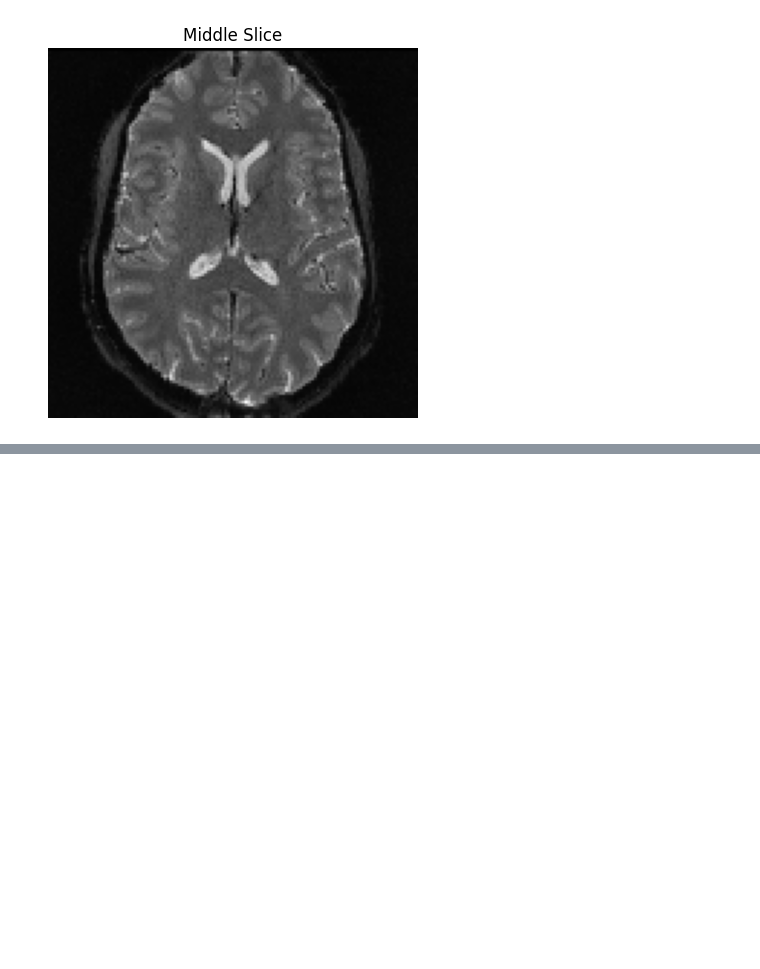
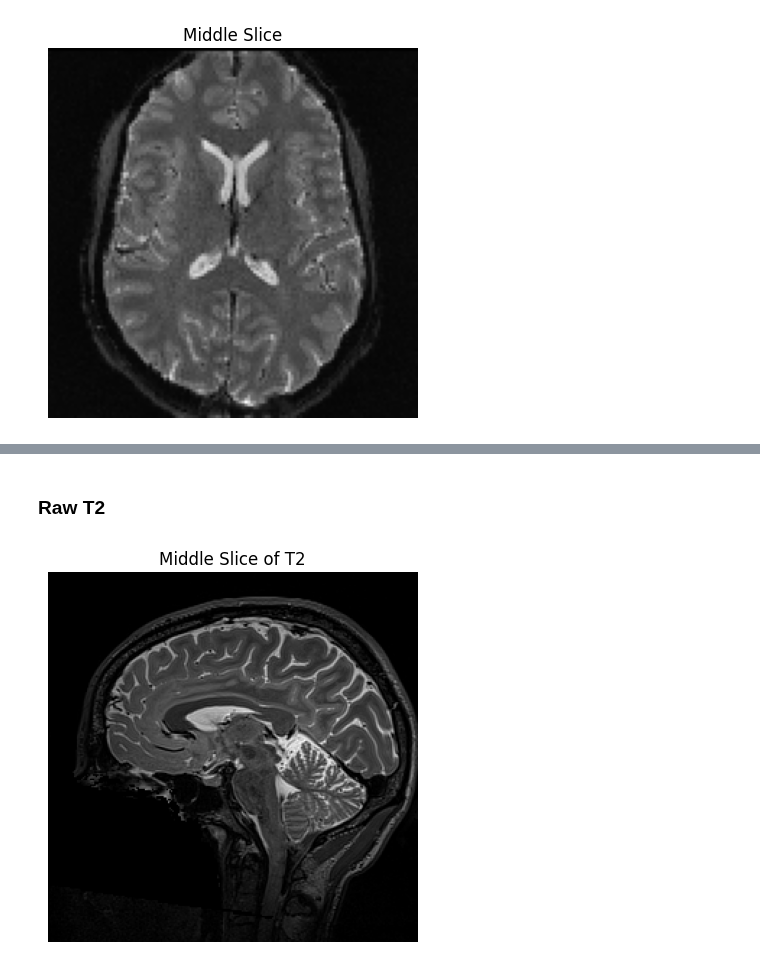
Before and after one commit to Cognitive-Neuroscience-Neurotechnology/ibc_latent, a Jupyter notebook: Preprocessing/fMRIprep_test.ipynb, the cells around one changed output, grey strips where cells are left out. Drawn from its saved outputs; the diff is of its cells as text; code cells hidden in the pictures; blank space fills up the shorter version.

```diff
--- a/Preprocessing/fMRIprep_test.ipynb
+++ b/Preprocessing/fMRIprep_test.ipynb
@@ -50,0 +76,23 @@ plt.show()
+# %% [markdown]
+### Raw T2
+# %%
+# Path to your NIfTI file
+t1w_path = "/home/hmueller2/ptmp/Downloads/ibc_raw_test/sub-01/ses-00/anat/sub-01_ses-00_acq-spc_T2w.nii.gz"
+
+# Load the NIfTI image
+t1w_img = nib.load(t1w_path)
+t1w_data = t1w_img.get_fdata()
+
+# Plot the middle slice
+# Plot the middle slice of the first volume (if 4D)
+if t1w_data.ndim == 4:
+    slice_data = t1w_data[:, :, t1w_data.shape[2] // 2, 0]
+else:
+    slice_data = t1w_data[:, :, t1w_data.shape[2] // 2]
+
+plt.imshow(np.rot90(slice_data), cmap="gray")
+plt.title("Middle Slice of T2")
+plt.axis("off")
+plt.show()
+# %% [output]
+[figure, added]
```
Also changed, not shown: parts of 6 cells of this notebook.
